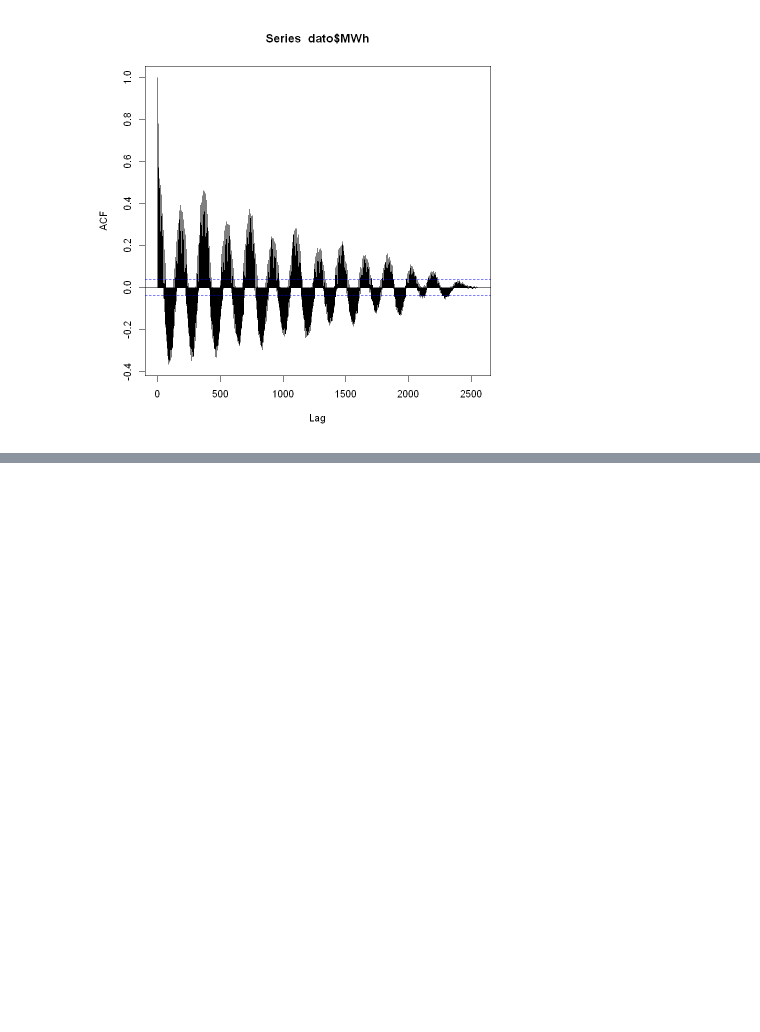
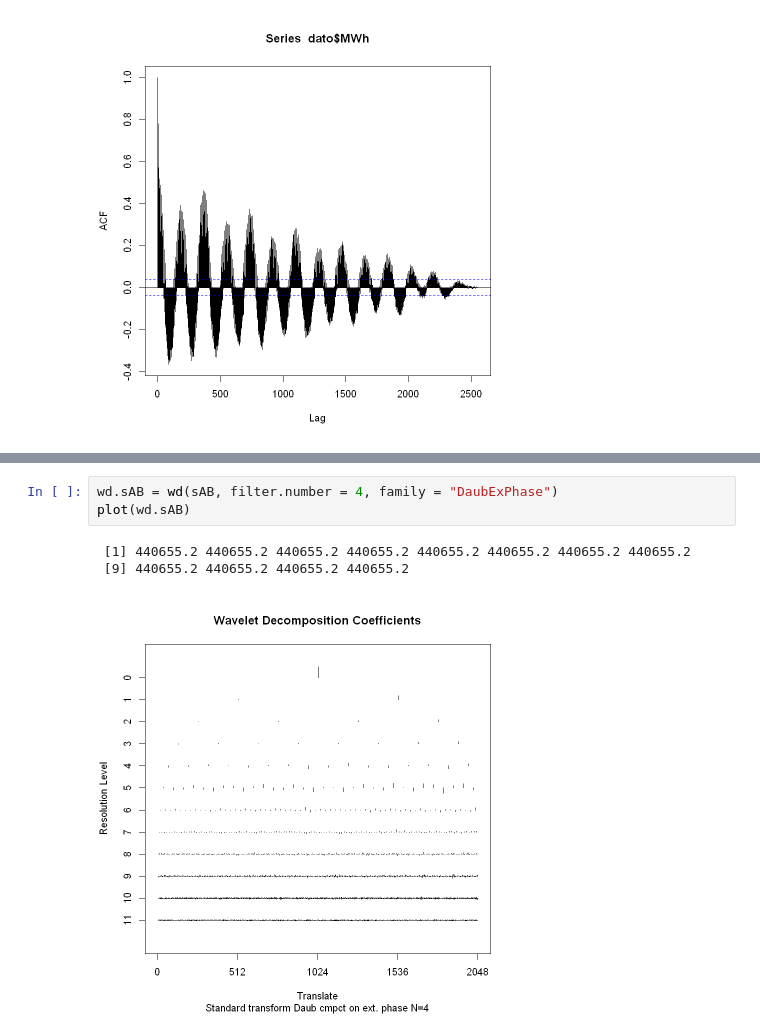
Before and after one commit to ffelicioni/tm-tp, a Jupyter notebook: notebooks/EDA_funcionesR.ipynb, the cells around one changed output, grey strips where cells are left out. Saved outputs shown, nothing was run; the diff lists cells and outputs as text; blank space fills up the shorter version.

```diff
--- a/notebooks/EDA_funcionesR.ipynb
+++ b/notebooks/EDA_funcionesR.ipynb
@@ -135,0 +171,7 @@ acf(dato$MWh, lag.max = N)
+# %%
+wd.sAB = wd(sAB, filter.number = 4, family = "DaubExPhase")
+plot(wd.sAB)
+# %% [output]
+ [1] 440655.2 440655.2 440655.2 440655.2 440655.2 440655.2 440655.2 440655.2
+ [9] 440655.2 440655.2 440655.2 440655.2
+[figure, added]
```
Also changed, not shown: parts of 8 cells of this notebook, 1 other file.
